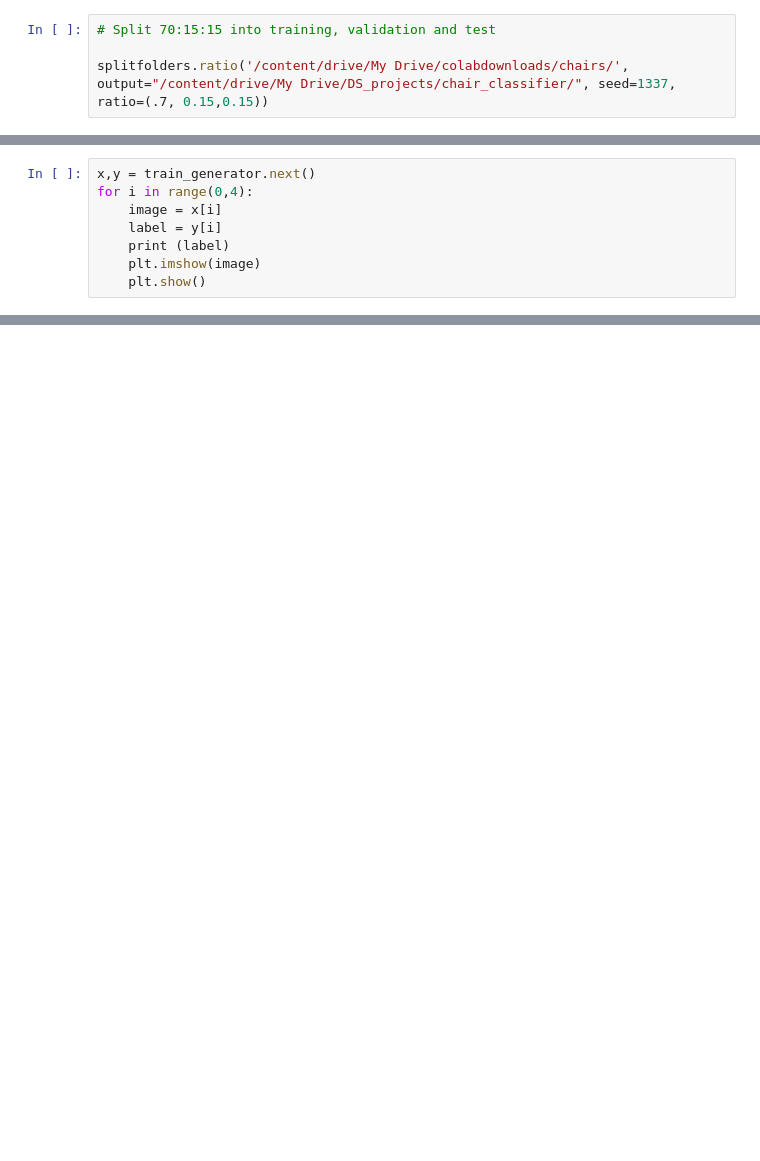
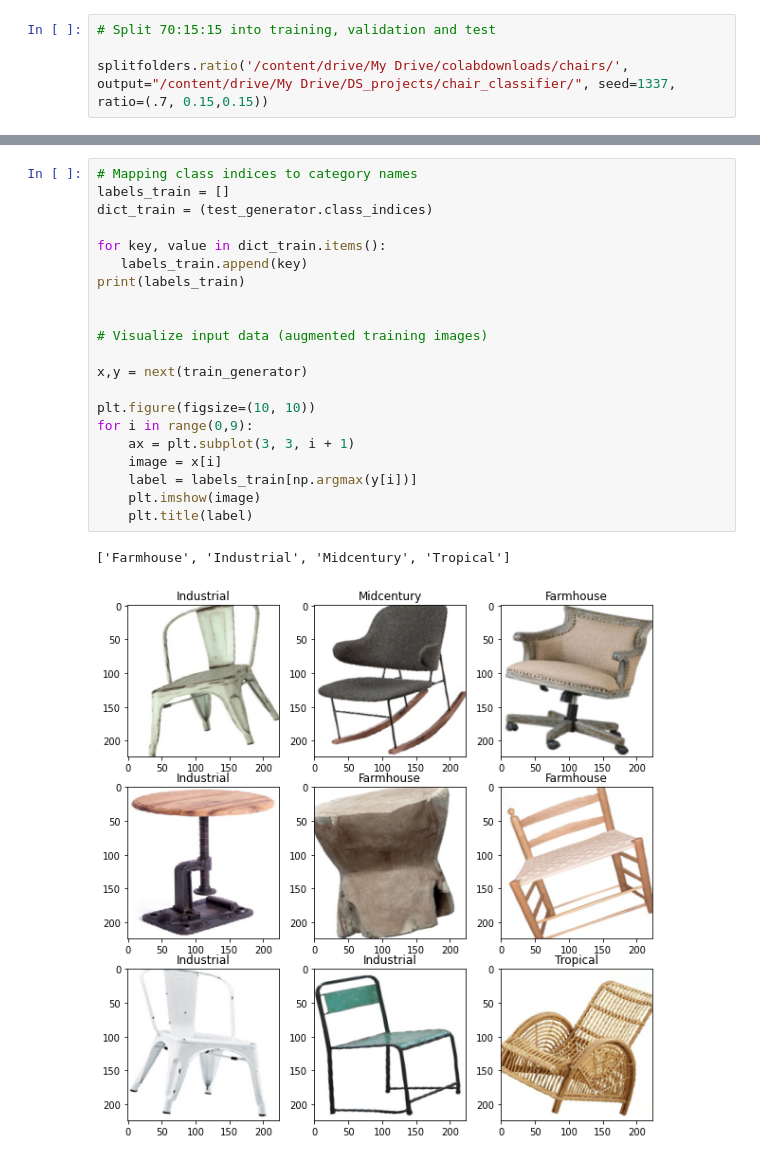
Before and after one commit to sid-thephysicskid/chair-style-classifier, a Jupyter notebook: Train_chair_style.ipynb, the cells around one changed output, grey strips where cells are left out. Saved outputs shown, nothing was run; the diff lists cells and outputs as text; blank space fills up the shorter version.

```diff
--- a/Train_chair_style.ipynb
+++ b/Train_chair_style.ipynb
@@ -78,11 +81,3 @@ test_generator = test_datagen.flow_from_directory(test_data_path,
 Found 1344 images belonging to 4 classes.
 Found 287 images belonging to 4 classes.
 Found 291 images belonging to 4 classes.
-# %%
-x,y = train_generator.next()
-for i in range(0,4):
-    image = x[i]
-    label = y[i]
-    print (label)
-    plt.imshow(image)
-    plt.show()
@@ -98 +84,25 @@ for i in range(0,4):
+# %%
+# Mapping class indices to category names
+labels_train = []
+dict_train = (test_generator.class_indices)
+
+for key, value in dict_train.items():
+   labels_train.append(key)
+print(labels_train)
+
+
+# Visualize input data (augmented training images)
+
+x,y = next(train_generator)
+
+plt.figure(figsize=(10, 10))
+for i in range(0,9):
+    ax = plt.subplot(3, 3, i + 1)
+    image = x[i]
+    label = labels_train[np.argmax(y[i])]
+    plt.imshow(image)
+    plt.title(label)
+# %% [output]
+['Farmhouse', 'Industrial', 'Midcentury', 'Tropical']
+[figure, added]
 # %%
```
Also changed, not shown: parts of 21 cells of this notebook.
